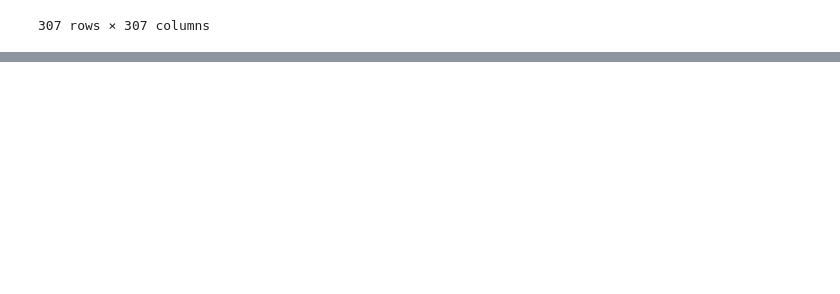
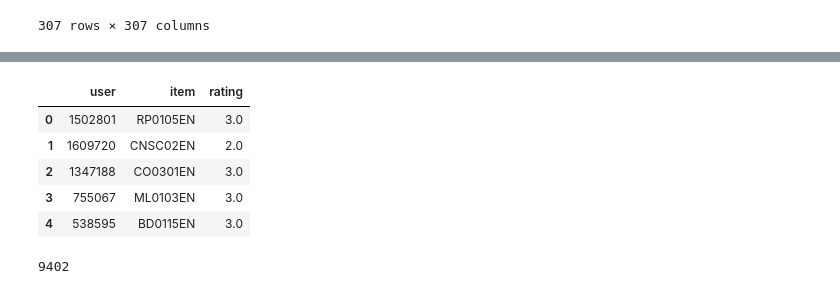
Before and after one commit to MuhammadUmerKhan/Python_Files, a Jupyter notebook: All Files/IBM ML/IBM ML Capstone'/Content_based_Course_Recommender_System_using_Course_Similarities.ipynb, the cells around one changed output, grey strips where cells are left out. Cells and saved outputs as stored; diff of their text form; code cells hidden in the pictures; blank space fills up the shorter version.

```diff
--- a/All Files/IBM ML/IBM ML Capstone'/Content_based_Course_Recommender_System_using_Course_Similarities.ipynb
+++ b/All Files/IBM ML/IBM ML Capstone'/Content_based_Course_Recommender_System_using_Course_Similarities.ipynb
@@ -28,0 +225,18 @@ sim_df
+# %%
+test_users_url = "https://cf-courses-data.s3.us.cloud-object-storage.appdomain.cloud/IBM-ML321EN-SkillsNetwork/labs/datasets/rs_content_test.csv"
+test_users_df = pd.read_csv(test_users_url)
+# %%
+test_users_df.head()
+# %% [output]
+|  | user | item | rating |
+| 0 | 1502801 | RP0105EN | 3.0 |
+| 1 | 1609720 | CNSC02EN | 2.0 |
+| 2 | 1347188 | CO0301EN | 3.0 |
+| 3 | 755067 | ML0103EN | 3.0 |
+| 4 | 538595 | BD0115EN | 3.0 |
+# %%
+test_users = test_users_df.groupby(['user']).max().reset_index(drop=False)
+test_users_ids = test_users_df['user'].to_list()
+len(test_users_ids)
+# %% [output]
+9402
```
Also changed, not shown: parts of 27 cells of this notebook, 8 other files.
